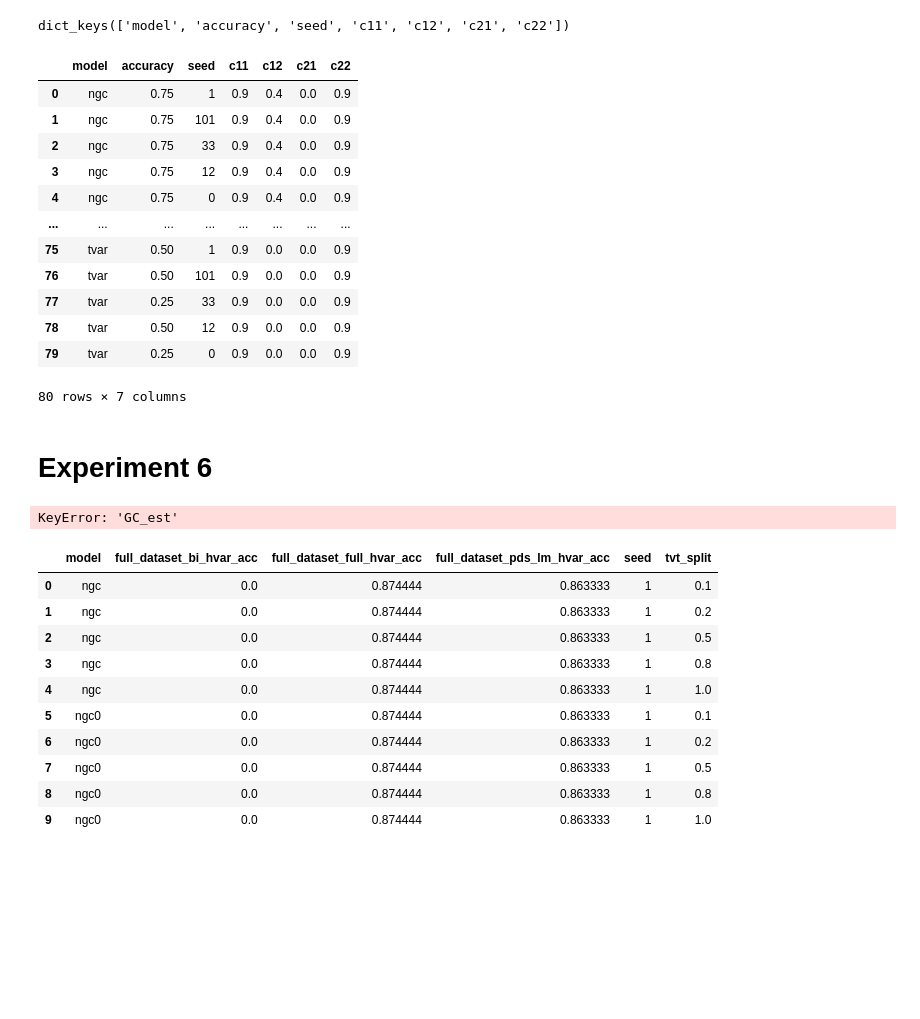
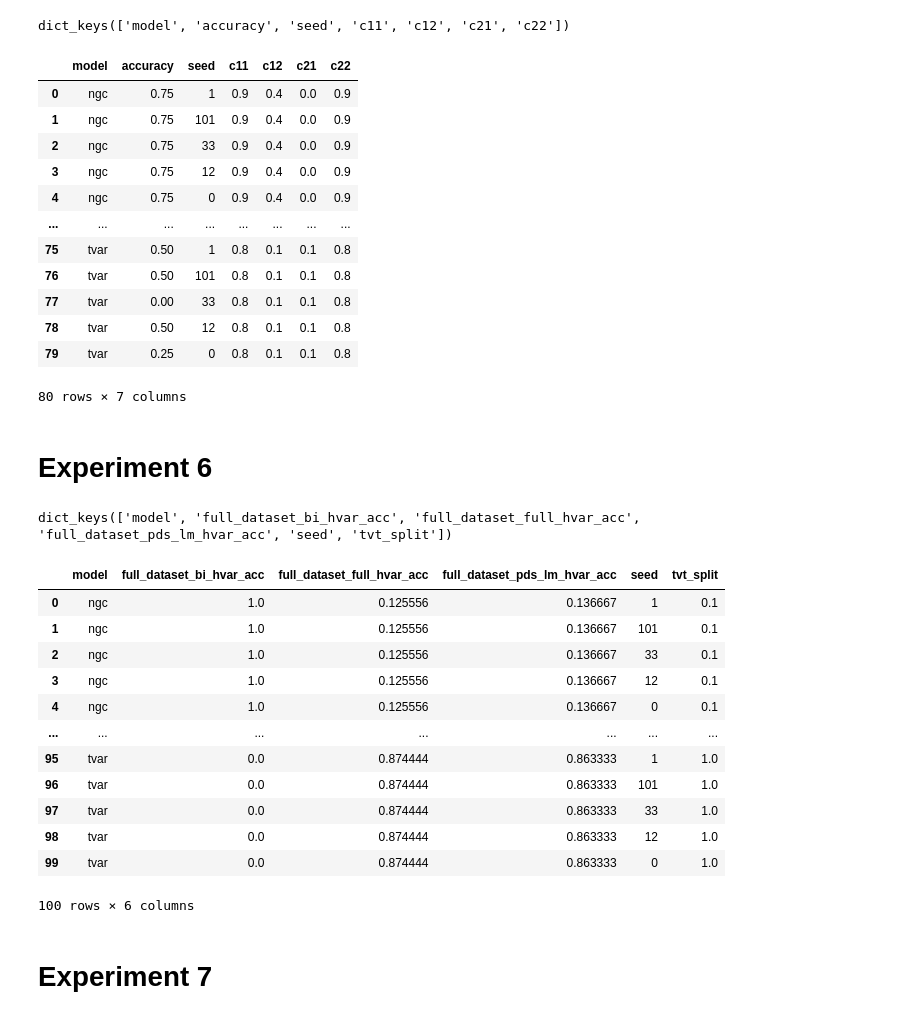
Before and after one commit to brunojerkovic/MasterThesis-1, a Jupyter notebook: ExtractJsonToCsv.ipynb, the cells around one changed output. Drawn from its saved outputs; the diff is of its cells as text; code cells hidden in the pictures; blank space fills up the shorter version.

```diff
--- a/ExtractJsonToCsv.ipynb
+++ b/ExtractJsonToCsv.ipynb
@@ -9,20 +9,24 @@ connection_files = [f'data/connections/{data_size}/{file}' for data_size in os.l
 connections = {file.split('/')[-2]+'_'+file.split('/')[-1].split('.')[0]: np.array(pd.read_csv(file, index_col='Unnamed: 0'), dtype=np.int64) for file in connection_files}
 # %%
 def accuracy(GC_est, GC_gt):
-    return sum(GC_est.ravel() == GC_gt.ravel()) / len(GC_est.ravel())
+    GC_gt = GC_gt[:GC_est.shape[0], :GC_est.shape[0]]
+    equality = np.array(GC_est.ravel() == GC_gt.ravel(), dtype=int)
+    return sum(equality) / len(equality)
 
-def calculate_real_data_accuracy(GC_est, experiment_name):
+def calculate_real_data_accuracy(results, experiment_name):
     global connections
+    GC_est = results['GC'] if 'GC' in results.keys() else results['GC_est']
+    GC_est_np = np.array(GC_est)
+
     # Get connections for this experiment
     if experiment_name.startswith('6') or experiment_name.startswith('7'):
-        connections = {k:v for (k,v) in connections.items() if k.startswith('full_dataset')}
+        connections_ = {k:v for (k,v) in connections.items() if k.startswith('full_dataset')}
     elif experiment_name.startswith('8'):
-        connections = {k:v for (k,v) in connections.items() if k.startswith('part_dataset')}
+        connections_ = {k:v for (k,v) in connections.items() if k.startswith('part_dataset')}
     else:
         raise FileNotFoundError("There is no connectivity matrix for this experiment.")
 
-    GC_est_np = np.array(GC_est)
-    accs = {connection_name+'_acc':accuracy(GC_est_np, connection) for (connection_name, connection) in connections.items()}
+    accs = {connection_name+'_acc':accuracy(GC_est_np, connection) for (connection_name, connection) in connections_.items()}
     return accs
 # %%
 import json
@@ -42,7 +46,7 @@ def get_results(experiment: str, attrs: list, result_files: list = None):
                 # To calculate accuracy for real data
                 if (experiment.startswith('6') or experiment.startswith('7') or experiment.startswith('8')) and attr == 'accuracy':
                     # Calculate accuracies for different graphs and different experiments in this file
-                    experiments_accs = [calculate_real_data_accuracy(results['model_results']['GC_est'], experiment) for results in results_file.values()]
+                    experiments_accs = [calculate_real_data_accuracy(results['model_results'], experiment) for results in results_file.values()]
 
                     # Reformat the accuracies
                     accs = {k: [] for k in experiments_accs[0].keys()}
@@ -60,8 +64,12 @@ def get_results(experiment: str, attrs: list, result_files: list = None):
                     continue
 
                 # To get the rest of desired experiment results
-                l = [result_exp[config_part][attr] for result_exp in results_file.values() if result_exp['experiment_config']['c11'] == result_exp['experiment_config']['c22']] \
-                    if experiment.startswith('1') else [result_exp[config_part][attr] for result_exp in results_file.values()]
+                if experiment.startswith('1a') and attr == 'prior':
+                    l = [result_exp[config_part]['nri'][attr] for result_exp in results_file.values() if result_exp['experiment_config']['c11'] == result_exp['experiment_config']['c22']]
+                else:
+                    l = [result_exp[config_part][attr] for result_exp in results_file.values() if result_exp['experiment_config']['c11'] == result_exp['experiment_config']['c22']] \
+                        if experiment.startswith('1') else [result_exp[config_part][attr] for result_exp in results_file.values()]
+
                 if attr in results:
                     results[attr] += l
                 else:
@@ -317,8 +323,8 @@ dict_keys(['model', 'accuracy', 'seed', 'c11', 'c12', 'c21', 'c22'])
 # %%
 df = pd.DataFrame(data=results)
 if save_loaded_results:
-    df.to_csv(f'results/5/processed_results_{experiment}.csv')
-    df = pd.read_csv(f'results/5/processed_results_{experiment}.csv', index_col='Unnamed: 0')
+    df.to_csv(f'results/5/processed_data_{experiment}.csv')
+    df = pd.read_csv(f'results/5/processed_data_{experiment}.csv', index_col='Unnamed: 0')
 df
 # %% [output]
 |  | model | accuracy | seed | c11 | c12 | c21 | c22 |
@@ -328,11 +334,11 @@ df
 | 3 | ngc | 0.75 | 12 | 0.9 | 0.4 | 0.0 | 0.9 |
 | 4 | ngc | 0.75 | 0 | 0.9 | 0.4 | 0.0 | 0.9 |
 | ... | ... | ... | ... | ... | ... | ... | ... |
-| 75 | tvar | 0.50 | 1 | 0.9 | 0.0 | 0.0 | 0.9 |
-| 76 | tvar | 0.50 | 101 | 0.9 | 0.0 | 0.0 | 0.9 |
-| 77 | tvar | 0.25 | 33 | 0.9 | 0.0 | 0.0 | 0.9 |
-| 78 | tvar | 0.50 | 12 | 0.9 | 0.0 | 0.0 | 0.9 |
-| 79 | tvar | 0.25 | 0 | 0.9 | 0.0 | 0.0 | 0.9 |
+| 75 | tvar | 0.50 | 1 | 0.8 | 0.1 | 0.1 | 0.8 |
+| 76 | tvar | 0.50 | 101 | 0.8 | 0.1 | 0.1 | 0.8 |
+| 77 | tvar | 0.00 | 33 | 0.8 | 0.1 | 0.1 | 0.8 |
+| 78 | tvar | 0.50 | 12 | 0.8 | 0.1 | 0.1 | 0.8 |
+| 79 | tvar | 0.25 | 0 | 0.8 | 0.1 | 0.1 | 0.8 |
 80 rows × 7 columns
 # %% [markdown]
 # Experiment 6
@@ -354,22 +360,26 @@ attrs = [
 results = get_results(experiment, attrs)
 results.keys()
 # %% [output]
-KeyError: 'GC_est'
+dict_keys(['model', 'full_dataset_bi_hvar_acc', 'full_dataset_full_hvar_acc', 'full_dataset_pds_lm_hvar_acc', 'seed', 'tvt_split'])
 # %%
 df = pd.DataFrame(data=results)
 if save_loaded_results:
-    df.to_csv(f'results/{experiment}/processed_results_{experiment}.csv')
-    df = pd.read_csv(f'results/{experiment}/processed_results_{experiment}.csv', index_col='Unnamed: 0')
+    df.to_csv(f'results/{experiment}/processed_data_{experiment}.csv')
+    df = pd.read_csv(f'results/{experiment}/processed_data_{experiment}.csv', index_col='Unnamed: 0')
 df
 # %% [output]
 |  | model | full_dataset_bi_hvar_acc | full_dataset_full_hvar_acc | full_dataset_pds_lm_hvar_acc | seed | tvt_split |
-| 0 | ngc | 0.0 | 0.874444 | 0.863333 | 1 | 0.1 |
-| 1 | ngc | 0.0 | 0.874444 | 0.863333 | 1 | 0.2 |
-| 2 | ngc | 0.0 | 0.874444 | 0.863333 | 1 | 0.5 |
-| 3 | ngc | 0.0 | 0.874444 | 0.863333 | 1 | 0.8 |
-| 4 | ngc | 0.0 | 0.874444 | 0.863333 | 1 | 1.0 |
-| 5 | ngc0 | 0.0 | 0.874444 | 0.863333 | 1 | 0.1 |
-| 6 | ngc0 | 0.0 | 0.874444 | 0.863333 | 1 | 0.2 |
-| 7 | ngc0 | 0.0 | 0.874444 | 0.863333 | 1 | 0.5 |
-| 8 | ngc0 | 0.0 | 0.874444 | 0.863333 | 1 | 0.8 |
-| 9 | ngc0 | 0.0 | 0.874444 | 0.863333 | 1 | 1.0 |
+| 0 | ngc | 1.0 | 0.125556 | 0.136667 | 1 | 0.1 |
+| 1 | ngc | 1.0 | 0.125556 | 0.136667 | 101 | 0.1 |
+| 2 | ngc | 1.0 | 0.125556 | 0.136667 | 33 | 0.1 |
+| 3 | ngc | 1.0 | 0.125556 | 0.136667 | 12 | 0.1 |
+| 4 | ngc | 1.0 | 0.125556 | 0.136667 | 0 | 0.1 |
+| ... | ... | ... | ... | ... | ... | ... |
+| 95 | tvar | 0.0 | 0.874444 | 0.863333 | 1 | 1.0 |
+| 96 | tvar | 0.0 | 0.874444 | 0.863333 | 101 | 1.0 |
+| 97 | tvar | 0.0 | 0.874444 | 0.863333 | 33 | 1.0 |
+| 98 | tvar | 0.0 | 0.874444 | 0.863333 | 12 | 1.0 |
+| 99 | tvar | 0.0 | 0.874444 | 0.863333 | 0 | 1.0 |
+100 rows × 6 columns
+# %% [markdown]
+# Experiment 7
```
Also changed, not shown: parts of 16 cells of this notebook, 8 other files.
